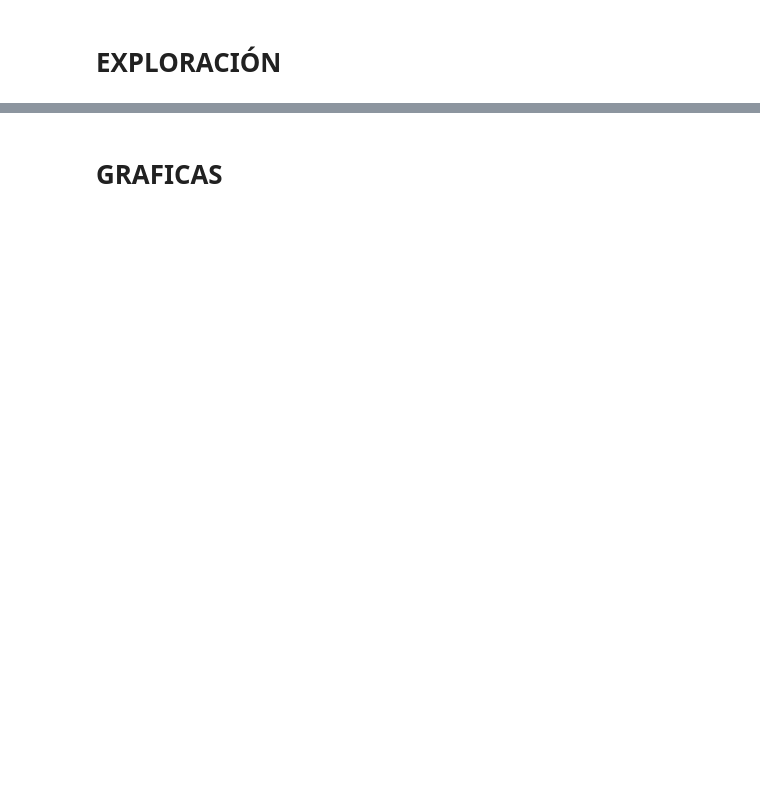
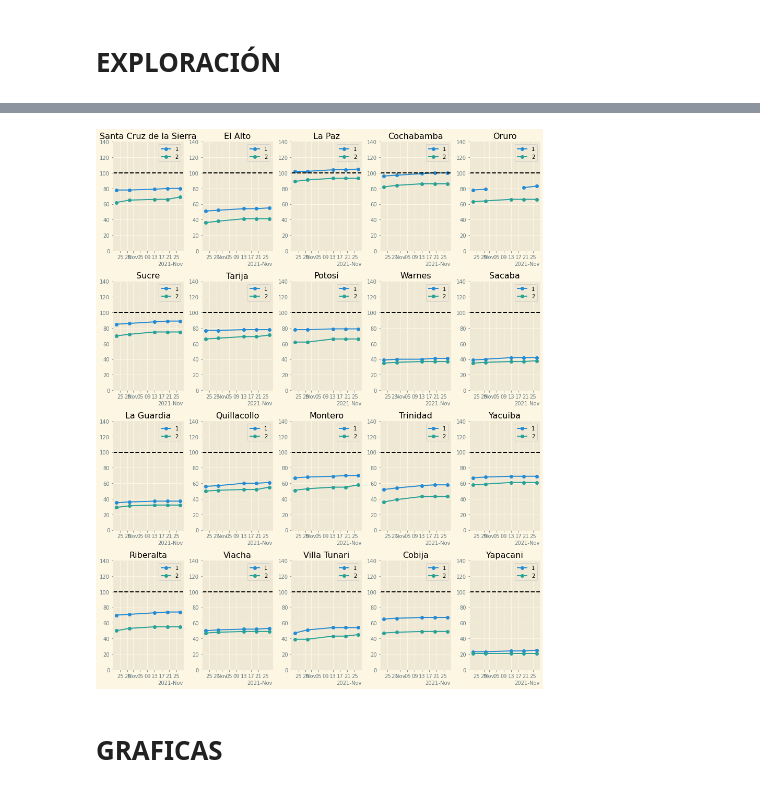
Before and after one commit to dquintani/vacunacion-municipios-bo, a Jupyter notebook: vacunacion_municipal.ipynb, the cells around one changed output, grey strips where cells are left out. Saved outputs shown, nothing was run; the diff lists cells and outputs as text; code cells hidden in the pictures; blank space fills up the shorter version.

```diff
--- a/vacunacion_municipal.ipynb
+++ b/vacunacion_municipal.ipynb
@@ -7,3 +24,5 @@ import datetime
+# %%
+plt.style.use("Solarize_Light2")
 # %% [markdown]
 # import data and geodata
 # %%
@@ -166,2 +230,24 @@ print(str(latest_date))
+# %%
+fig, axs = plt.subplots(4,5, figsize=(12,15))
+axs = axs.flatten()
+
+mun = list_mun[:20]
+for i in range(len(mun)):
+    df_mun = df_wide[df_wide.municipio==mun[i]]
+
+    axs[i].set_title(mun[i])
+
+    axs[i].plot(pd.to_datetime(df_mun.fecha), df_mun[1], label="1", marker="o")
+    axs[i].plot(pd.to_datetime(df_mun.fecha), df_mun[2], label="2", marker="o")
+
+    axs[i].set_ylim(0,140)
+    # axs[i].xaxis.set_major_formatter(mdates.DateFormatter('%m-%d'))
+    axs[i].xaxis.set_major_formatter(mdates.ConciseDateFormatter(axs[i].xaxis.get_major_locator()))
+    axs[i].axhline(100, color="black", linestyle="--")
+    axs[i].legend()
+
+fig.tight_layout()
+# %% [output]
+[figure, added]
 # %% [markdown]
 # GRAFICAS
```
Also changed, not shown: parts of 19 cells of this notebook, 4 other files.
